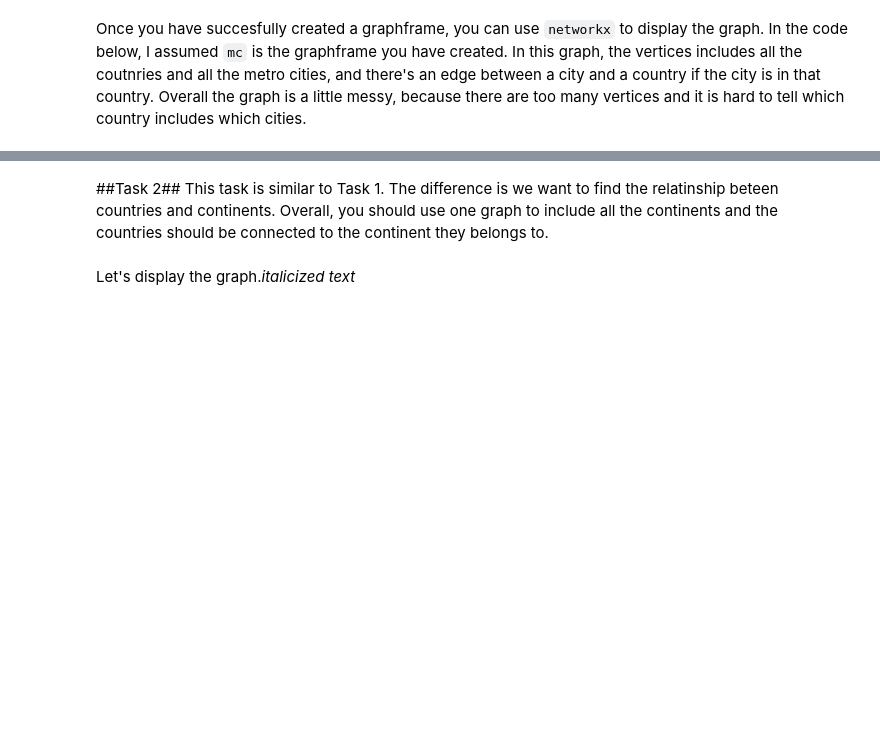
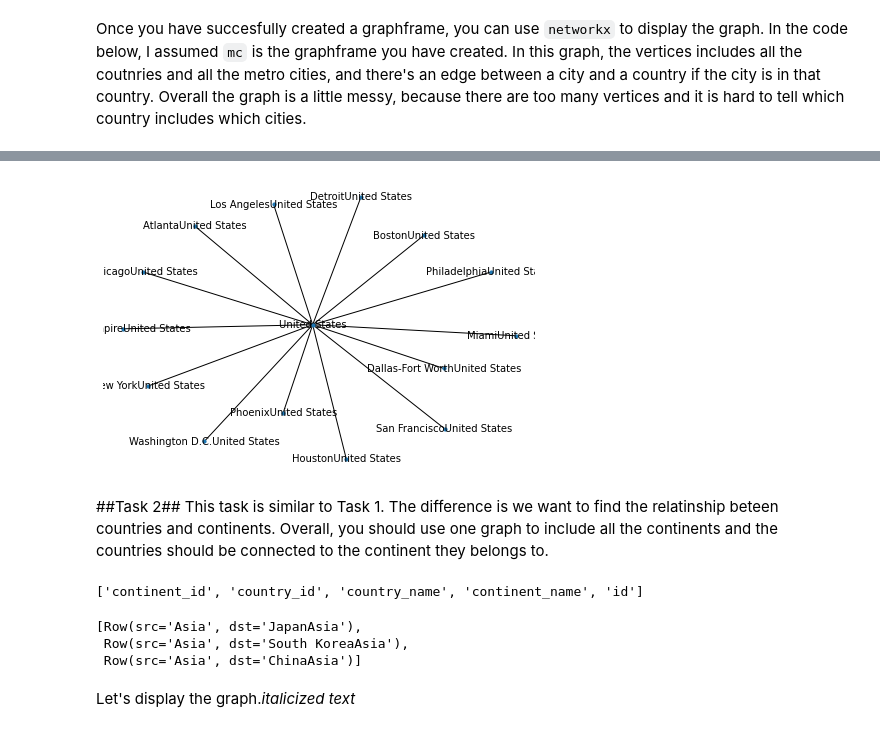
Before and after one commit to parkerburchett/BigDataClass, a Jupyter notebook: Parker_Burchett_Big_Data_Lab_5.ipynb, the cells around one changed output, grey strips where cells are left out. Cells and saved outputs as stored; diff of their text form; code cells hidden in the pictures; blank space fills up the shorter version.

```diff
--- a/Parker_Burchett_Big_Data_Lab_5.ipynb
+++ b/Parker_Burchett_Big_Data_Lab_5.ipynb
@@ -165,3 +204,10 @@ To be more focus, let's retrive a subgraph from the above graph. In this subgrap
+# %%
+import networkx as nx
+american_cities = GraphFrame(mc_vertices.filter("country_name=='United States'"),mc_edges.filter("src=='United States'"))
+american_cities_gp = nx.from_pandas_edgelist(american_cities.edges.toPandas(),'src','dst')
+nx.draw(american_cities_gp, with_labels = True, node_size = 10, font_size =10 )
+# %% [output]
+[figure, added]
 # %% [markdown]
 ##Task 2##
 This task is similar to Task 1. The difference is we want to find the relatinship beteen countries and continents. Overall, you should use one graph to include all the continents and the countries should be connected to the continent they belongs to.
@@ -172,3 +214,23 @@ This task is similar to Task 1. The difference is we want to find the relatinshi
+# %%
+# Your code goes here (5 points)
+
+cc_vertices = country.join(country_continent, 'country_id')
+cc_vertices = cc_vertices.join(continent,'continent_id')
+
+cc_vertices = cc_vertices.withColumn('id', concat(cc_vertices['country_name'],cc_vertices['continent_name']))
+
+print(cc_vertices.columns)
+temp = country_continent.join(cc_vertices, 'country_id')
+temp = temp.withColumn('src', col('continent_name'))
+temp = temp.withColumn('dst', col('id'))
+
+cc_edges = temp[['src', 'dst']]
+cc_edges.head(3)
+# %% [output]
+['continent_id', 'country_id', 'country_name', 'continent_name', 'id']
+[Row(src='Asia', dst='JapanAsia'),
+ Row(src='Asia', dst='South KoreaAsia'),
+ Row(src='Asia', dst='ChinaAsia')]
 # %%
 cc = GraphFrame(cc_vertices, cc_edges)
 # %% [markdown]
```
Also changed, not shown: parts of 16 cells of this notebook, 1 other file.
